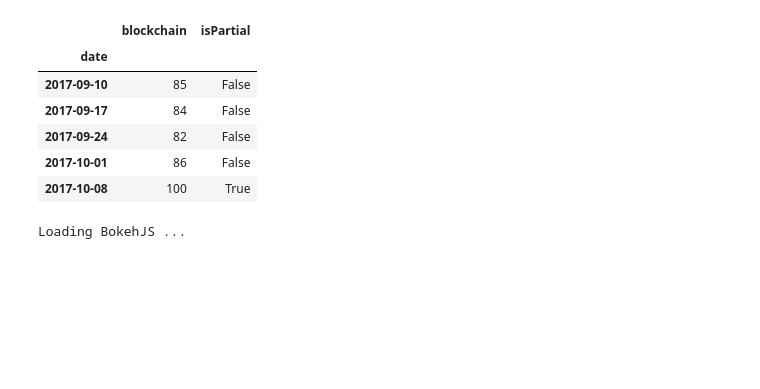
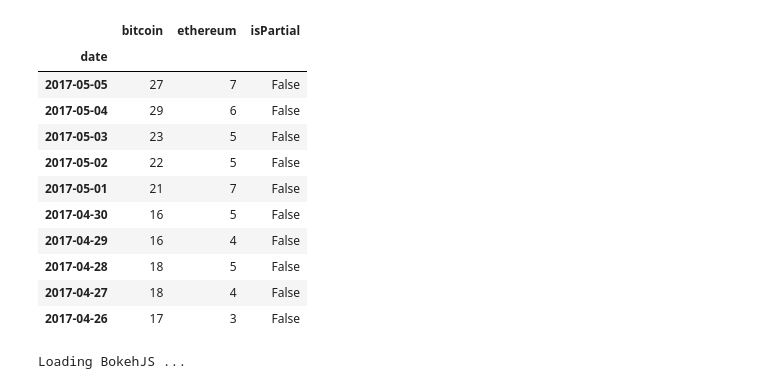
Before and after one commit to Prtfw/cryptoML, a Jupyter notebook: jupyter/google_trends_crypto.ipynb, the cells around one changed output. Drawn from its saved outputs; the diff is of its cells as text; code cells hidden in the pictures; blank space fills up the shorter version.

Commit message:
daily data from trends

```diff
--- a/jupyter/google_trends_crypto.ipynb
+++ b/jupyter/google_trends_crypto.ipynb
@@ -17,13 +1,45 @@ cryptos_ot = trends.interest_over_time()
-# %%
-blockchain_ot.tail()
-# %% [output]
-|  | blockchain | isPartial |
-| date |  |  |
-| 2017-09-10 | 85 | False |
-| 2017-09-17 | 84 | False |
-| 2017-09-24 | 82 | False |
-| 2017-10-01 | 86 | False |
-| 2017-10-08 | 100 | True |
+# %%
+from datetime import date
+from datetime import timedelta
+from pytrends.request import TrendReq
+import pandas as pd
+import numpy as np
+
+#Create req. container
+trends= TrendReq(hl='en-US', tz=360)
+keywords = ['bitcoin', 'ethereum']
+
+#Get trends for past 180 * 12 days
+d = date.today()
+
+def get_prev_180_days(end_date):
+    start_date = end_date - timedelta(days=180)
+    timeframe = start_date.strftime('%Y-%m-%d') + ' ' + end_date.strftime('%Y-%m-%d')
+    trends.build_payload(keywords, cat=0, timeframe=timeframe, geo='', gprop='')
+    return trends.interest_over_time()
+
+df = pd.DataFrame()
+for i in range(0,14):
+    df = df.append(get_prev_180_days(d))
+    d = d - timedelta(days=180)
+# %%
+#df['date'] = df.index
+#df['date']=df['date'].apply(lambda x: x.strftime('%Y-%m-%d'))
+df = df.iloc[::-1]
+df.tail(10)
+# %% [output]
+|  | bitcoin | ethereum | isPartial |
+| date |  |  |  |
+| 2017-05-05 | 27 | 7 | False |
+| 2017-05-04 | 29 | 6 | False |
+| 2017-05-03 | 23 | 5 | False |
+| 2017-05-02 | 22 | 5 | False |
+| 2017-05-01 | 21 | 7 | False |
+| 2017-04-30 | 16 | 5 | False |
+| 2017-04-29 | 16 | 4 | False |
+| 2017-04-28 | 18 | 5 | False |
+| 2017-04-27 | 18 | 4 | False |
+| 2017-04-26 | 17 | 3 | False |
 # %%
 from bokeh.plotting import figure, show
 from bokeh.io import output_notebook
```
Also changed, not shown: parts of 7 cells of this notebook.
